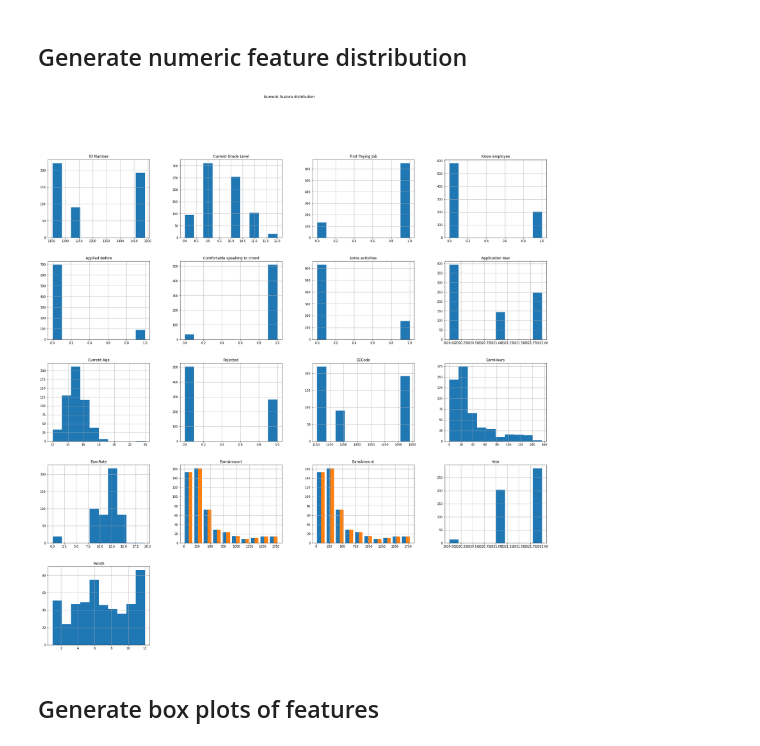
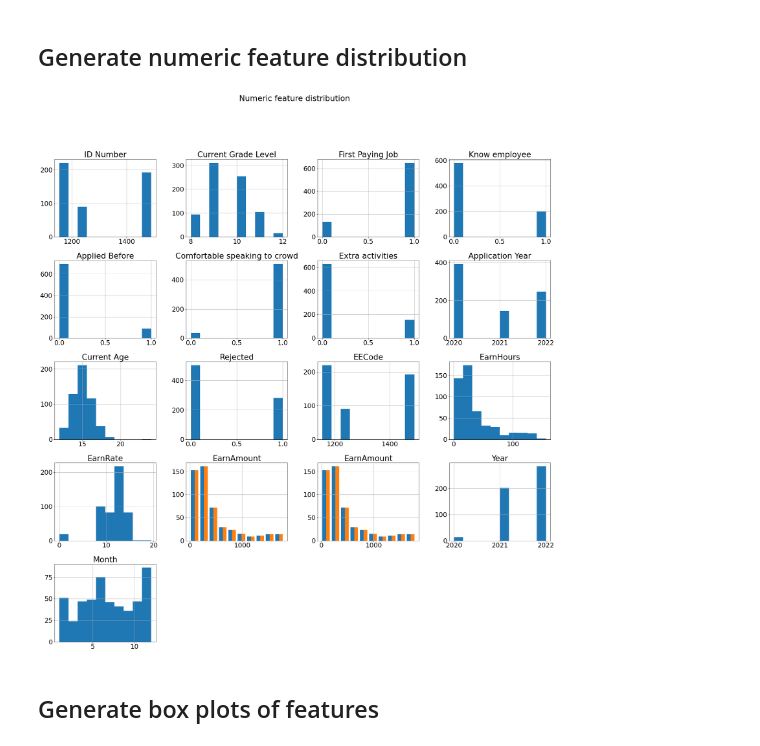
Before and after one commit to Ruthless-Raven/W.I.L.D-ZOO-CAPSTONE-, a Jupyter notebook: code/EDA.ipynb, the cells around one changed output. Drawn from its saved outputs; the diff is of its cells as text; code cells hidden in the pictures.

Commit message:
updated font sizes

```diff
--- a/code/EDA.ipynb
+++ b/code/EDA.ipynb
@@ -105,9 +105,10 @@ categorical_features = EDA[['Preferred Pronouns', 'Program', 'Uncomfortable with
 # %%
 numeric_features.hist(figsize=[30,30])
 plt.suptitle("Numeric feature distribution")
+plt.rcParams['font.size'] = '30'
 plt.show()
 # %% [output]
-[figure, old version]
+[figure, new version]
 # %% [markdown]
 ## Generate box plots of features
 # %%
```
